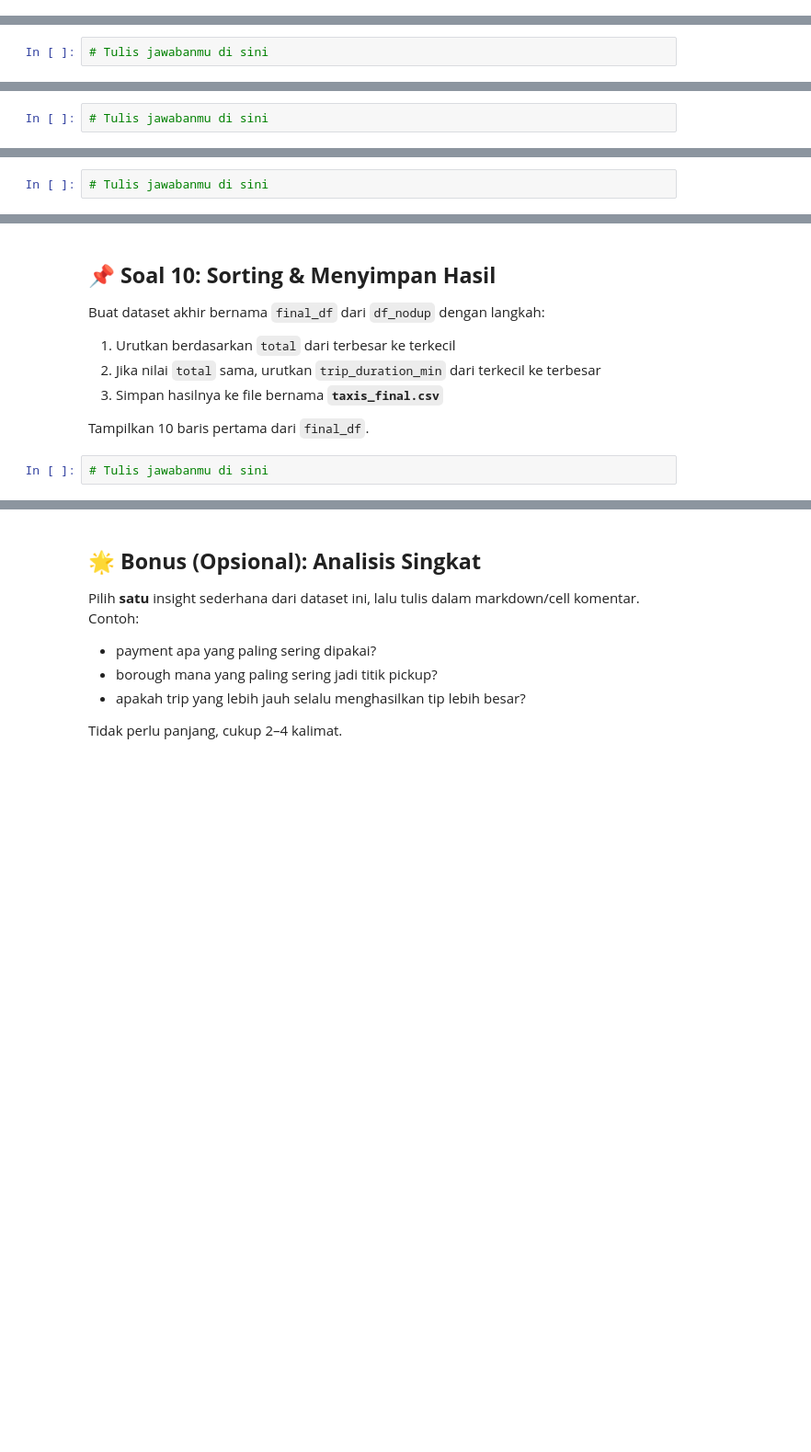
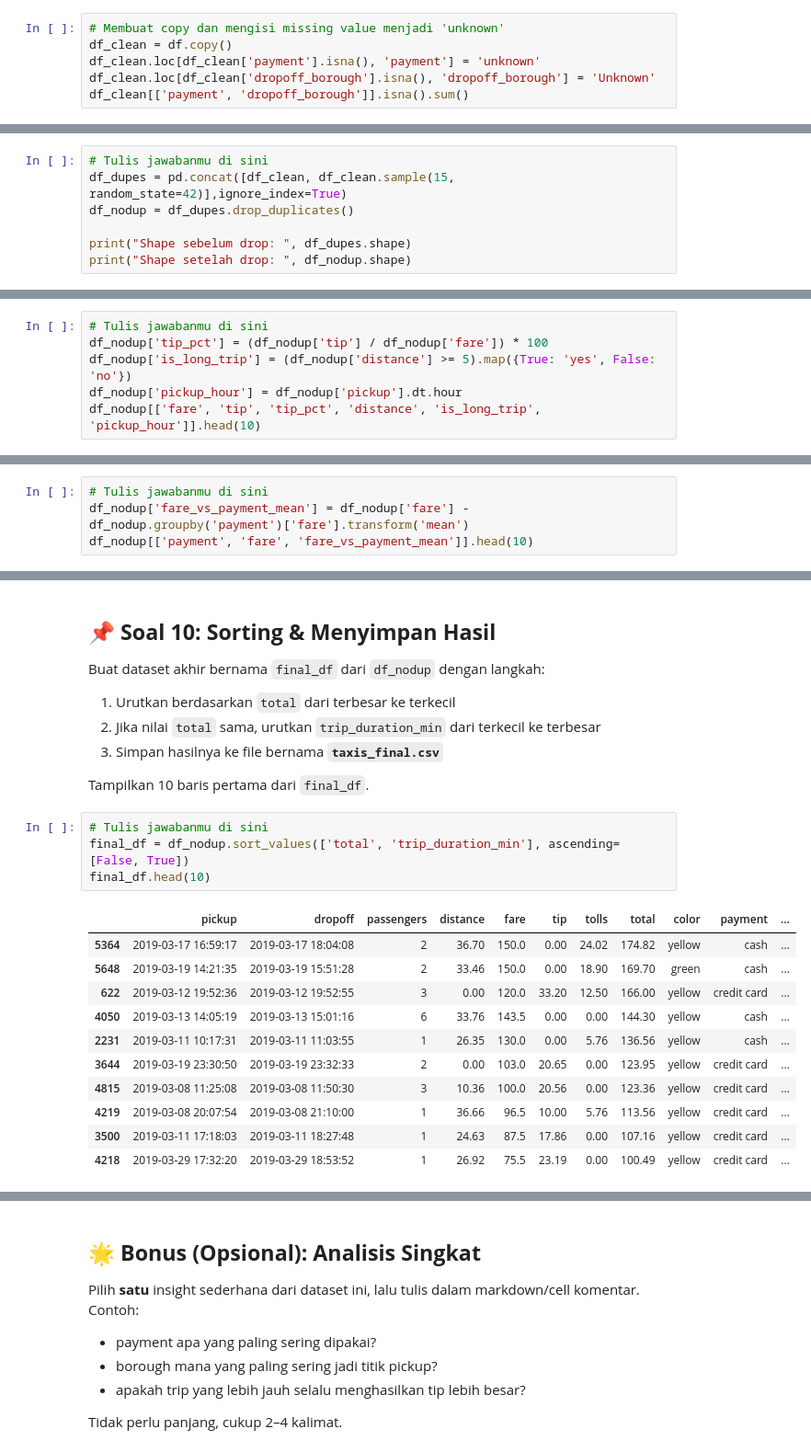
Before and after one commit to nfdhlarkn/8-Naufal, a Jupyter notebook: Workshop-Python-for-Data-Science/Penugasan/tugas-pandas.ipynb, the cells around one changed output, grey strips where cells are left out. Shown at 92% size. Cells and saved outputs as stored; diff of their text form; blank space fills up the shorter version.

```diff
--- a/Workshop-Python-for-Data-Science/Penugasan/tugas-pandas.ipynb
+++ b/Workshop-Python-for-Data-Science/Penugasan/tugas-pandas.ipynb
@@ -92,0 +252,6 @@ Kerjakan langkah berikut:
+# %%
+# Membuat copy dan mengisi missing value menjadi 'unknown'
+df_clean = df.copy()
+df_clean.loc[df_clean['payment'].isna(), 'payment'] = 'unknown'
+df_clean.loc[df_clean['dropoff_borough'].isna(), 'dropoff_borough'] = 'Unknown'
+df_clean[['payment', 'dropoff_borough']].isna().sum()
@@ -102,3 +272,8 @@ Lalu:
 3. Tampilkan shape sebelum dan sesudah menghapus duplikat
 # %%
 # Tulis jawabanmu di sini
+df_dupes = pd.concat([df_clean, df_clean.sample(15, random_state=42)],ignore_index=True)
+df_nodup = df_dupes.drop_duplicates()
+
+print("Shape sebelum drop: ", df_dupes.shape)
+print("Shape setelah drop: ", df_nodup.shape)
@@ -122,3 +300,7 @@ Tampilkan 10 baris pertama dari kolom:
 `fare`, `tip`, `tip_pct`, `distance`, `is_long_trip`, `pickup_hour`
 # %%
 # Tulis jawabanmu di sini
+df_nodup['tip_pct'] = (df_nodup['tip'] / df_nodup['fare']) * 100
+df_nodup['is_long_trip'] = (df_nodup['distance'] >= 5).map({True: 'yes', False: 'no'})
+df_nodup['pickup_hour'] = df_nodup['pickup'].dt.hour
+df_nodup[['fare', 'tip', 'tip_pct', 'distance', 'is_long_trip', 'pickup_hour']].head(10)
@@ -150,3 +377,5 @@ Tampilkan 10 baris pertama dari kolom:
 `payment`, `fare`, `fare_vs_payment_mean`
 # %%
 # Tulis jawabanmu di sini
+df_nodup['fare_vs_payment_mean'] = df_nodup['fare'] - df_nodup.groupby('payment')['fare'].transform('mean')
+df_nodup[['payment', 'fare', 'fare_vs_payment_mean']].head(10)
@@ -161,3 +407,17 @@ Buat dataset akhir bernama `final_df` dari `df_nodup` dengan langkah:
 Tampilkan 10 baris pertama dari `final_df`.
 # %%
 # Tulis jawabanmu di sini
+final_df = df_nodup.sort_values(['total', 'trip_duration_min'], ascending=[False, True])
+final_df.head(10)
+# %% [output]
+|  | pickup | dropoff | passengers | distance | fare | tip | tolls | total | color | payment | ... |
+| 5364 | 2019-03-17 16:59:17 | 2019-03-17 18:04:08 | 2 | 36.70 | 150.0 | 0.00 | 24.02 | 174.82 | yellow | cash | ... |
+| 5648 | 2019-03-19 14:21:35 | 2019-03-19 15:51:28 | 2 | 33.46 | 150.0 | 0.00 | 18.90 | 169.70 | green | cash | ... |
+| 622 | 2019-03-12 19:52:36 | 2019-03-12 19:52:55 | 3 | 0.00 | 120.0 | 33.20 | 12.50 | 166.00 | yellow | credit card | ... |
+| 4050 | 2019-03-13 14:05:19 | 2019-03-13 15:01:16 | 6 | 33.76 | 143.5 | 0.00 | 0.00 | 144.30 | yellow | cash | ... |
+| 2231 | 2019-03-11 10:17:31 | 2019-03-11 11:03:55 | 1 | 26.35 | 130.0 | 0.00 | 5.76 | 136.56 | yellow | cash | ... |
+| 3644 | 2019-03-19 23:30:50 | 2019-03-19 23:32:33 | 2 | 0.00 | 103.0 | 20.65 | 0.00 | 123.95 | yellow | credit card | ... |
+| 4815 | 2019-03-08 11:25:08 | 2019-03-08 11:50:30 | 3 | 10.36 | 100.0 | 20.56 | 0.00 | 123.36 | yellow | credit card | ... |
+| 4219 | 2019-03-08 20:07:54 | 2019-03-08 21:10:00 | 1 | 36.66 | 96.5 | 10.00 | 5.76 | 113.56 | yellow | credit card | ... |
+| 3500 | 2019-03-11 17:18:03 | 2019-03-11 18:27:48 | 1 | 24.63 | 87.5 | 17.86 | 0.00 | 107.16 | yellow | credit card | ... |
+| 4218 | 2019-03-29 17:32:20 | 2019-03-29 18:53:52 | 1 | 26.92 | 75.5 | 23.19 | 0.00 | 100.49 | yellow | credit card | ... |
```
Also changed, not shown: parts of 22 cells of this notebook.
